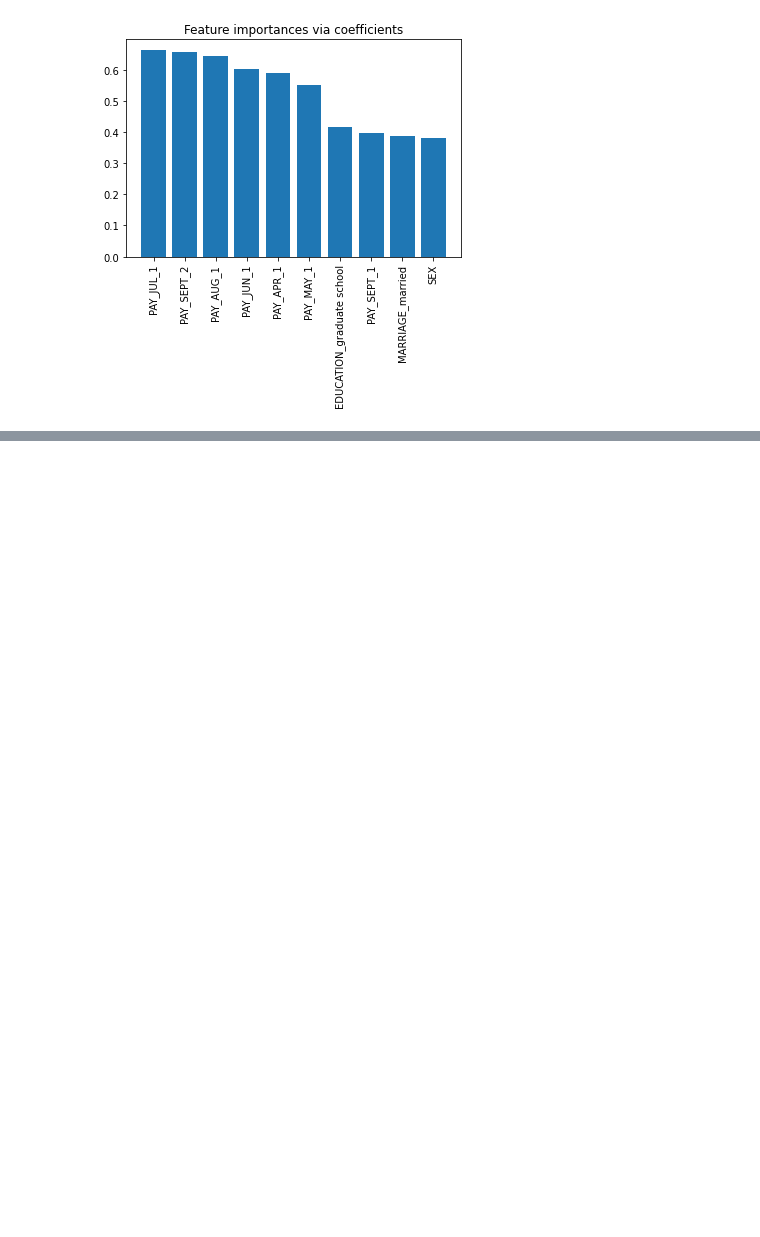
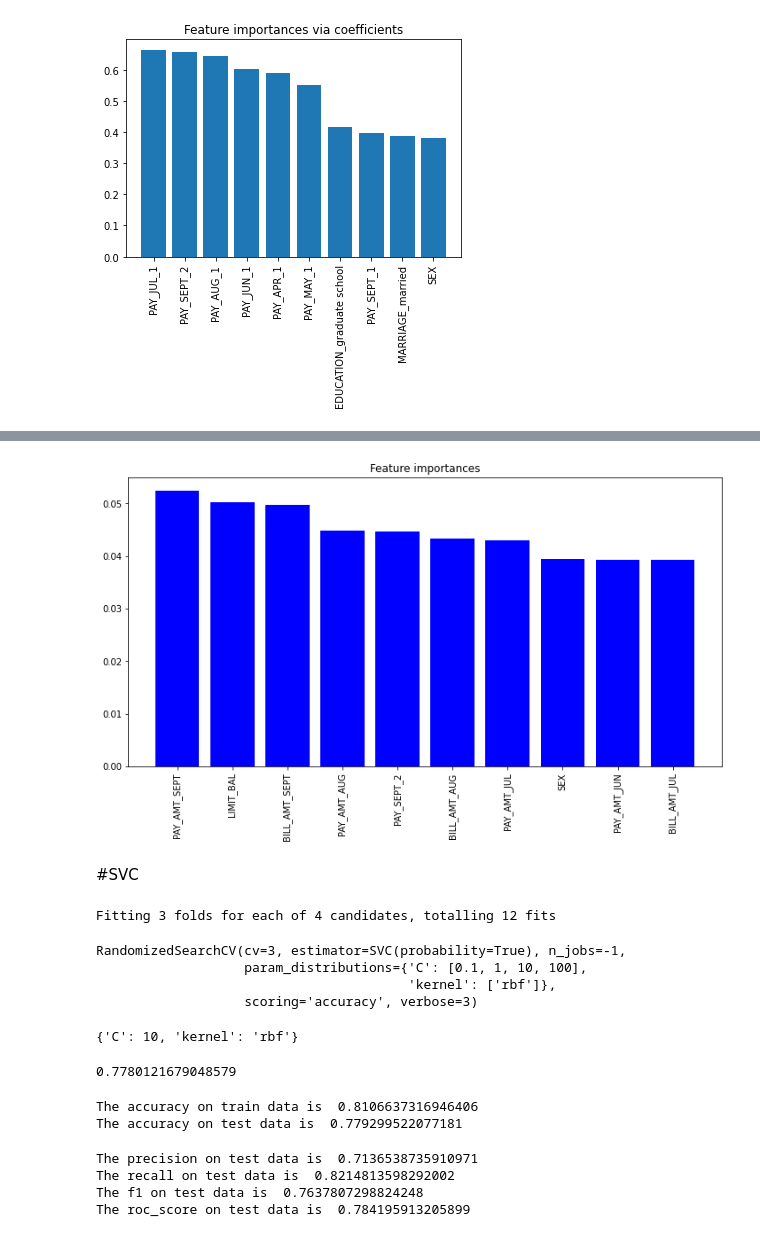
Before and after one commit to Aehteshaam-Shaikh/Credit-Card-Default-Prediction, a Jupyter notebook: Credit_Card_Default_Prediction_Capstone_Project.ipynb, the cells around one changed output, grey strips where cells are left out. Saved outputs shown, nothing was run; the diff lists cells and outputs as text; code cells hidden in the pictures; blank space fills up the shorter version.

```diff
--- a/Credit_Card_Default_Prediction_Capstone_Project.ipynb
+++ b/Credit_Card_Default_Prediction_Capstone_Project.ipynb
@@ -546,0 +587,8 @@ plt.show()
+# %%
+# Creating parameter grid
+param_grid = {
+    'max_depth': [10,20,30],
+    'min_samples_leaf': [3, 4, 5],
+    'min_samples_split': [5, 8, 10],
+    'n_estimators': [100, 150, 200]
+}
@@ -546,0 +674,17 @@ plt.show()
+# %%
+# Feature Importance
+feature_importances_rf = pd.DataFrame(optimal_rf_clf.feature_importances_,
+                                   index = cols,
+                                    columns=['importance_rf']).sort_values('importance_rf',
+                                                                        ascending=False)[:10]
+
+plt.subplots(figsize=(12,6))
+plt.title("Feature importances")
+plt.bar(feature_importances_rf.index, feature_importances_rf['importance_rf'],
+        color="blue",  align="center")
+plt.xticks(feature_importances_rf.index, rotation = 90)
+plt.show()
+# %% [output]
+[figure, added]
+# %% [markdown]
+#SVC
@@ -546,0 +695,11 @@ plt.show()
+# %%
+#Instatntiate Randomized Search CV
+grid_svc = RandomizedSearchCV(SVC(probability=True), param_grid, scoring = 'accuracy', n_jobs = -1, verbose = 3, cv = 3)
+# Fit the model
+grid_svc.fit(X_train, y_train)
+# %% [output]
+Fitting 3 folds for each of 4 candidates, totalling 12 fits
+RandomizedSearchCV(cv=3, estimator=SVC(probability=True), n_jobs=-1,
+                   param_distributions={'C': [0.1, 1, 10, 100],
+                                        'kernel': ['rbf']},
+                   scoring='accuracy', verbose=3)
@@ -546,0 +709,10 @@ plt.show()
+# %%
+#getting best parameters
+grid_svc.best_params_
+# %% [output]
+{'C': 10, 'kernel': 'rbf'}
+# %%
+#Get best score
+grid_svc.best_score_
+# %% [output]
+0.7780121679048579
@@ -546,0 +723,27 @@ plt.show()
+# %%
+# Getting the accuracy scores
+train_accuracy_SVC = accuracy_score(train_class_preds,y_train)
+test_accuracy_SVC = accuracy_score(test_class_preds,y_test)
+
+print("The accuracy on train data is ", train_accuracy_SVC)
+print("The accuracy on test data is ", test_accuracy_SVC)
+# %% [output]
+The accuracy on train data is  0.8106637316946406
+The accuracy on test data is  0.779299522077181
+# %%
+#get scores on various metrics
+test_accuracy_SVC = accuracy_score(test_class_preds,y_test)
+test_precision_score_SVC = precision_score(test_class_preds,y_test)
+test_recall_score_SVC = recall_score(test_class_preds,y_test)
+test_f1_score_SVC = f1_score(test_class_preds,y_test)
+test_roc_score_SVC = roc_auc_score(test_class_preds,y_test)
+
+print("The precision on test data is ", test_precision_score_SVC)
+print("The recall on test data is ", test_recall_score_SVC)
+print("The f1 on test data is ", test_f1_score_SVC)
+print("The roc_score on test data is ", test_roc_score_SVC)
+# %% [output]
+The precision on test data is  0.7136538735910971
+The recall on test data is  0.8214813598292002
+The f1 on test data is  0.7637807298824248
+The roc_score on test data is  0.784195913205899
```
Also changed, not shown: parts of 24 cells of this notebook.
